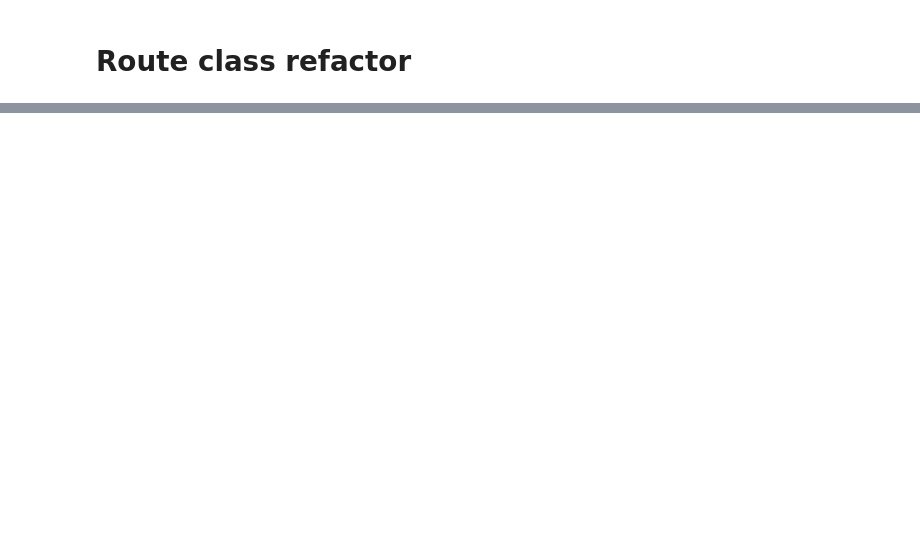
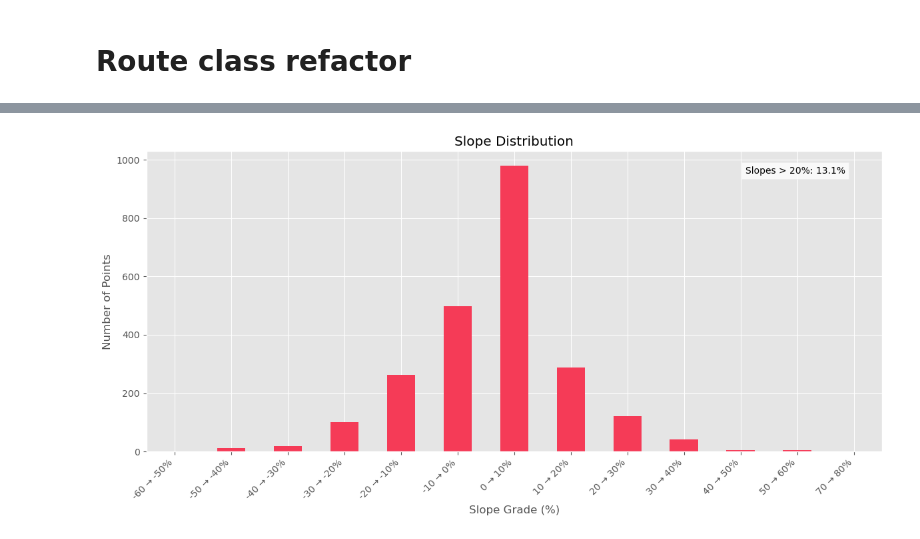
Before and after one commit to mpjan/gpx-compare, a Jupyter notebook: code/read-gpx.ipynb, the cells around one changed output, grey strips where cells are left out. Drawn from its saved outputs; the diff is of its cells as text; code cells hidden in the pictures; blank space fills up the shorter version.

```diff
--- a/code/read-gpx.ipynb
+++ b/code/read-gpx.ipynb
@@ -311,7 +311,7 @@ from route import Route
 GPX_FILE_PATH = '../gpx/'
 
 # Read the GPX file
-gpx_file_name = 'indomit-saobentosdosapucai-35-2024.gpx'
+gpx_file_name = 'tutan-itatiaia-100-2024.gpx'
 full_gpx_file_path = os.path.join(GPX_FILE_PATH, gpx_file_name)
 route = Route(full_gpx_file_path)
 # %%
@@ -329,0 +342,6 @@ Average elevation gain per km: 50 m
+# %%
+# Plot the slope histogram
+slope_histogram = route.plot_slope_histogram()
+slope_histogram
+# %% [output]
+[figure, added]
```
Also changed, not shown: parts of 9 cells of this notebook, 8 other files.
